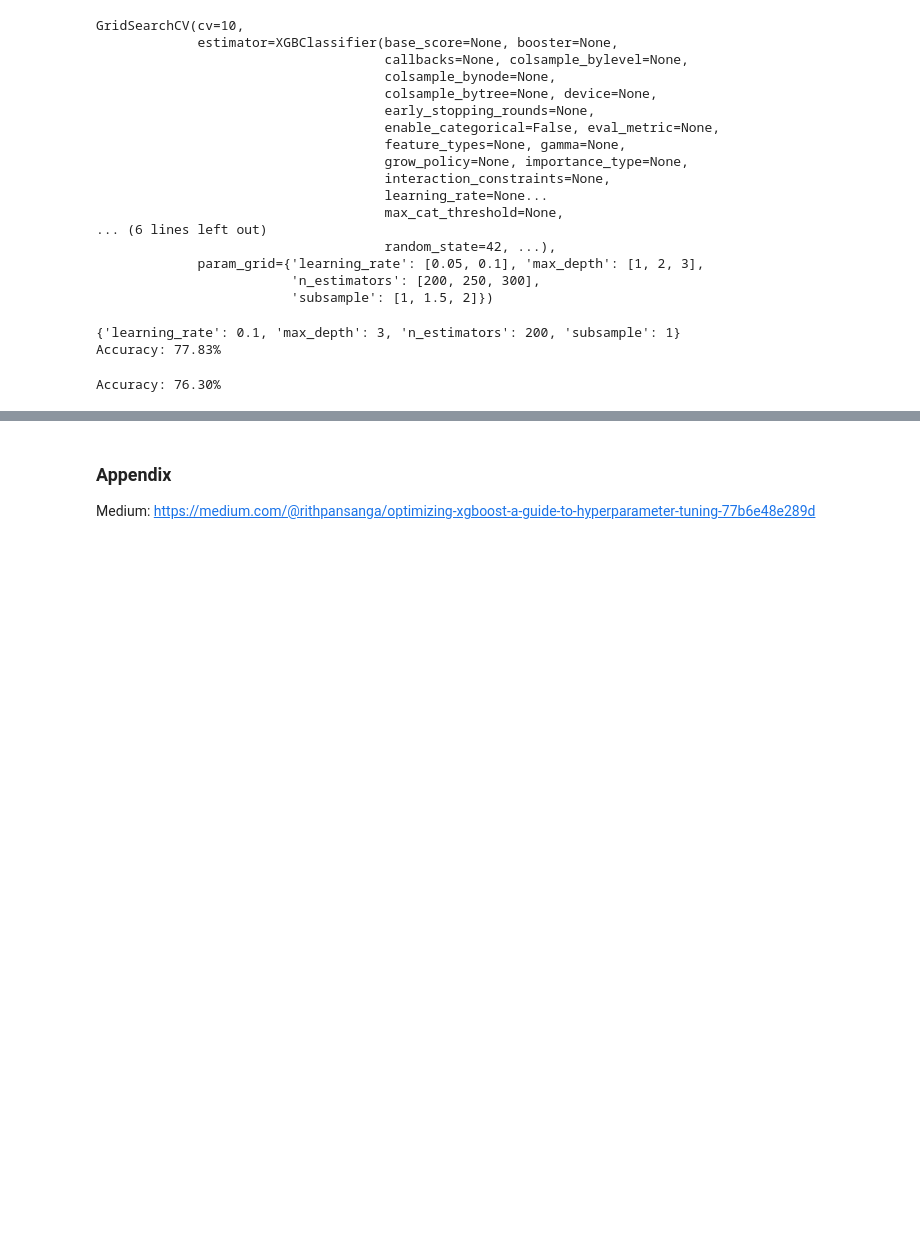
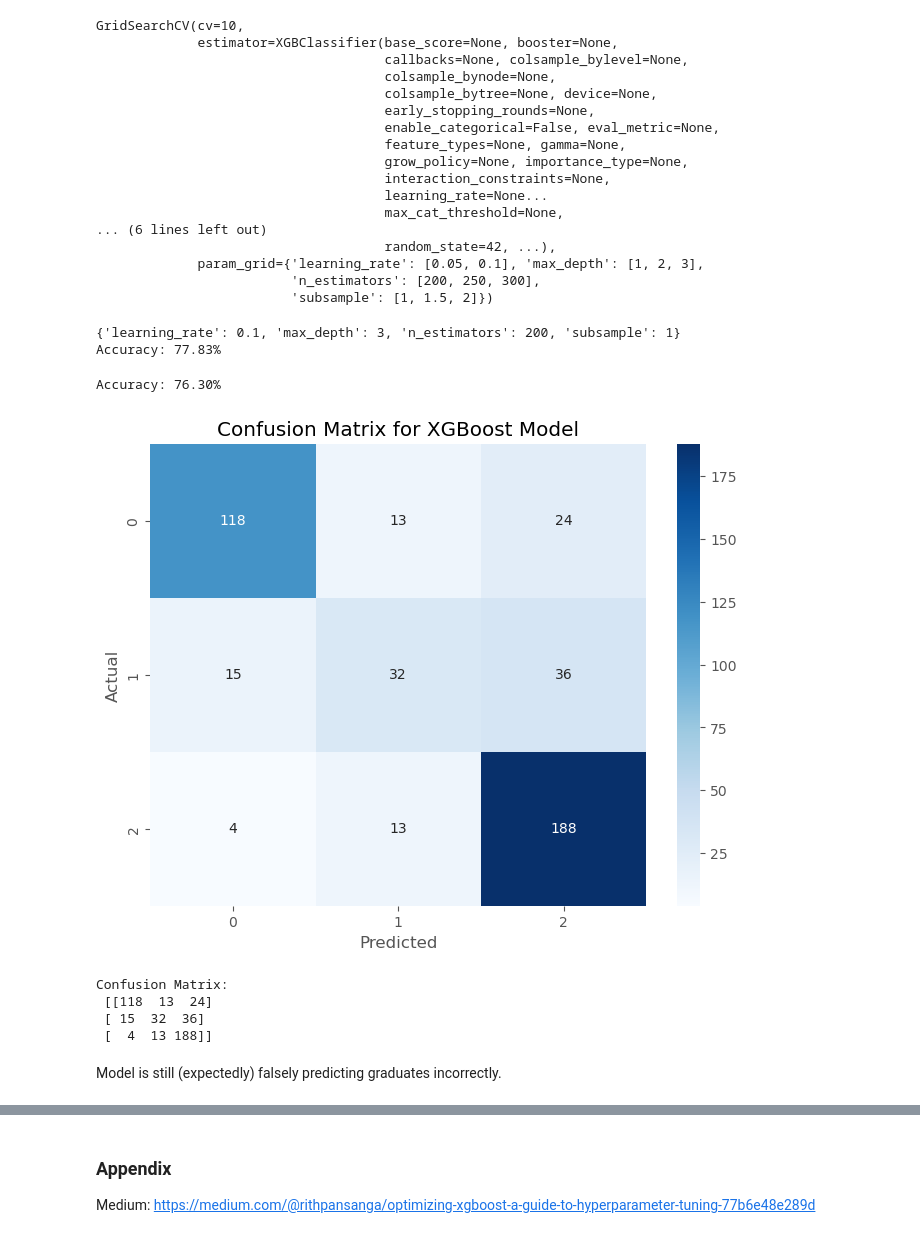
Before and after one commit to elijahlopez94/predicting_student_success, a Jupyter notebook: machine_learning.ipynb, the cells around one changed output, grey strips where cells are left out. Cells and saved outputs as stored; diff of their text form; code cells hidden in the pictures; blank space fills up the shorter version.

Commit message:
Added Slides, final confusion matrix, and corrected typos

```diff
--- a/machine_learning.ipynb
+++ b/machine_learning.ipynb
@@ -638,6 +638,28 @@ accuracy = accuracy_score(y_test, xgb_y_pred_best)
 print(f"Accuracy: {accuracy * 100:.2f}%")
 # %% [output]
 Accuracy: 76.30%
+# %%
+# Compute the confusion matrix
+cm = confusion_matrix(y_test, xgb_y_pred_best, labels=model.classes_)
+
+# Plot the confusion matrix using seaborn heatmap
+plt.figure(figsize=(8, 6))
+sns.heatmap(cm, annot=True, fmt='g', cmap='Blues', xticklabels=model.classes_, yticklabels=model.classes_)
+plt.title('Confusion Matrix for XGBoost Model')
+plt.xlabel('Predicted')
+plt.ylabel('Actual')
+plt.show()
+
+# Optionally, print the confusion matrix as text
+print("Confusion Matrix:\n", cm)
+# %% [output]
+[figure, added]
+Confusion Matrix:
+ [[118  13  24]
+ [ 15  32  36]
+ [  4  13 188]]
+# %% [markdown]
+Model is still (expectedly) falsely predicting graduates incorrectly.
 # %% [markdown]
 ### Results - XGBoost Model
 #### Training Result:
```
Also changed, not shown: parts of 17 cells of this notebook, 3 other files.
